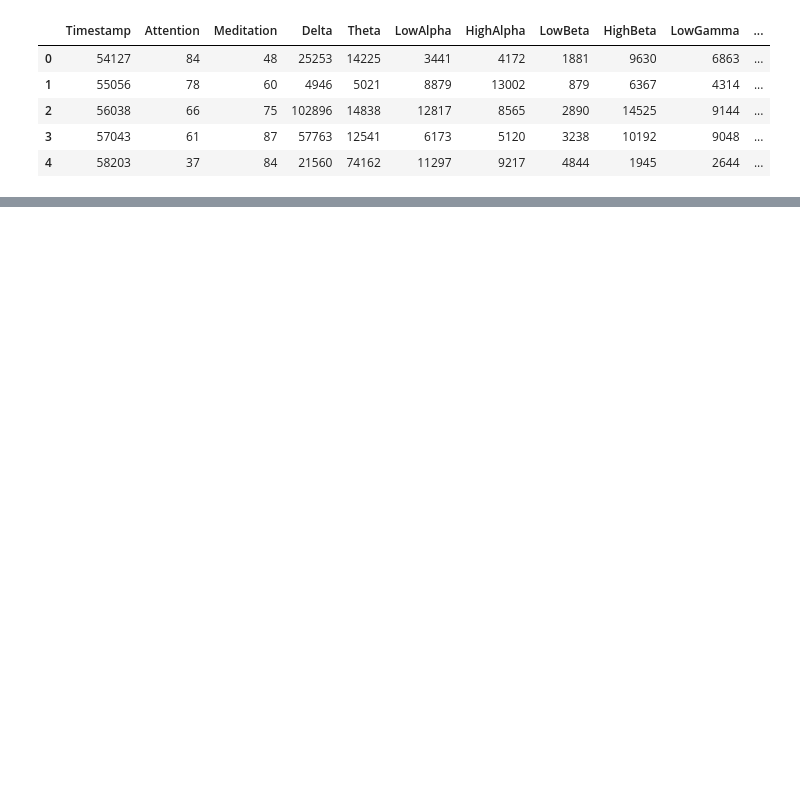
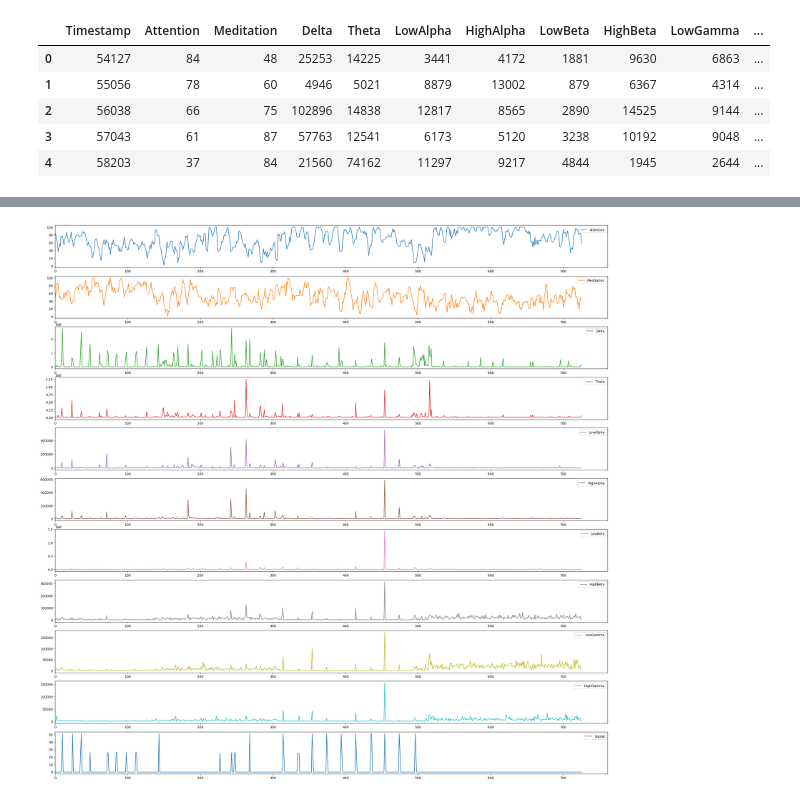
Before and after one commit to jpg1003/AnalisisEEG, a Jupyter notebook: codigo/notebooks/CodigoTFG.ipynb, the cells around one changed output, grey strips where cells are left out. Cells and saved outputs as stored; diff of their text form; code cells hidden in the pictures; blank space fills up the shorter version.

```diff
--- a/codigo/notebooks/CodigoTFG.ipynb
+++ b/codigo/notebooks/CodigoTFG.ipynb
@@ -173,0 +195,5 @@ datosEEGTotal.head()
+# %%
+datosEEGTotal.drop(['Timestamp'],axis=1).plot(kind="line",subplots=True, sharex=False, figsize=(30,30),xlim=0)
+plt.show()
+# %% [output]
+[figure, added]
```
Also changed, not shown: parts of 5 cells of this notebook.
